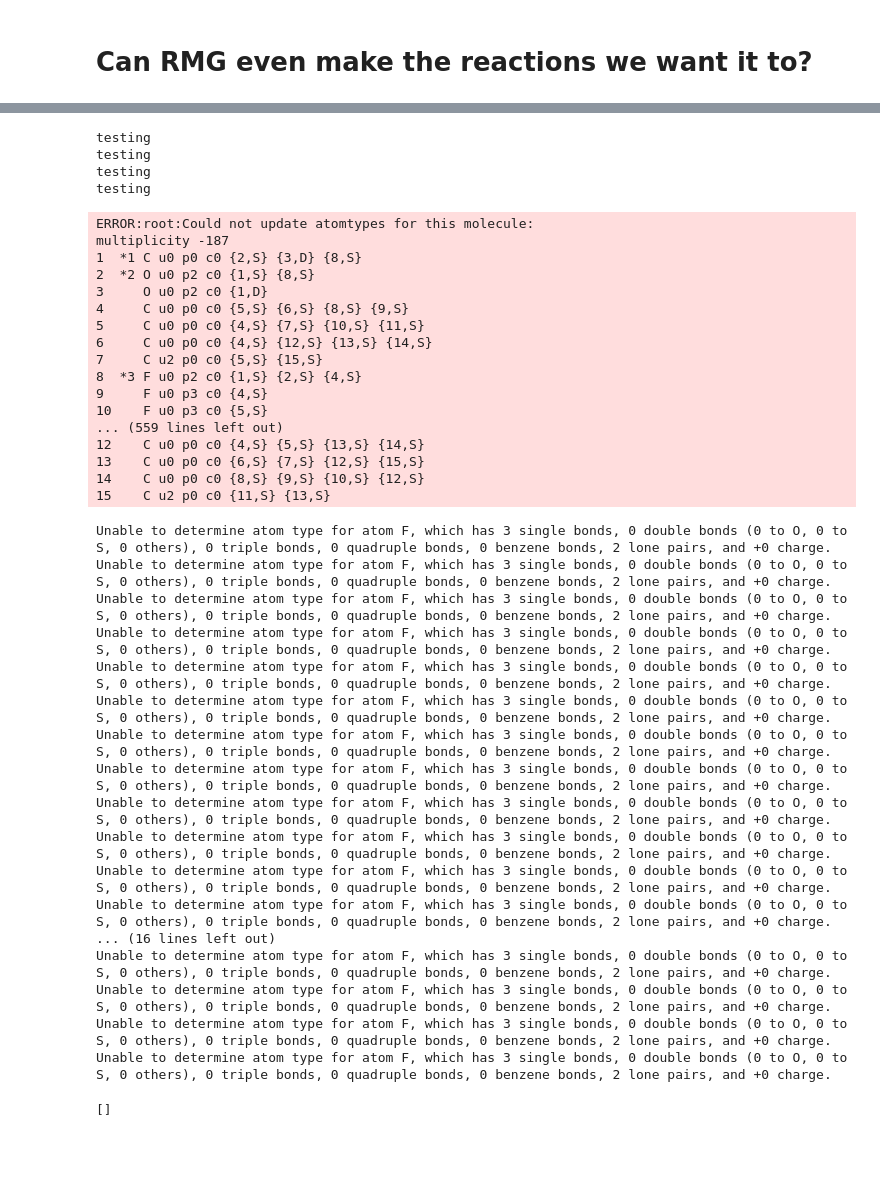
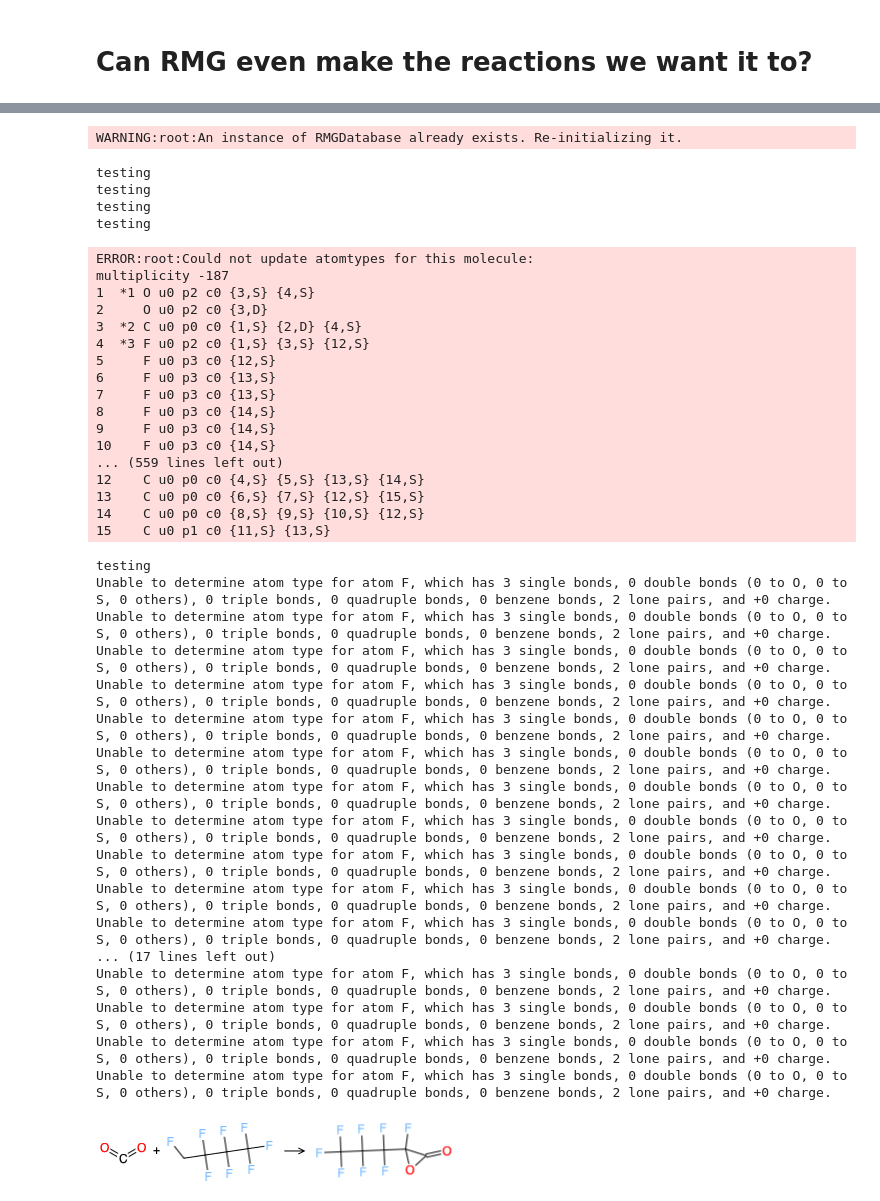
Before and after one commit to Nora-Khalil/PFAS, a Jupyter notebook: AIChE_2024/Carolines_paper/models/PFPA/hyperparameters/lower_tolerance/analyze_mech.ipynb, the cells around one changed output, grey strips where cells are left out. Drawn from its saved outputs; the diff is of its cells as text; code cells hidden in the pictures; blank space fills up the shorter version.

Commit message:
confirmed that important CO and CO2 elimination reactions from lactone can actually be created with kinetics from retrained 1+2_Cycloaddition family, specifically with PFPA model.

```diff
--- a/AIChE_2024/Carolines_paper/models/PFPA/hyperparameters/lower_tolerance/analyze_mech.ipynb
+++ b/AIChE_2024/Carolines_paper/models/PFPA/hyperparameters/lower_tolerance/analyze_mech.ipynb
@@ -128,7 +165,7 @@ thermo_libs = [
 'SulfurHaynes'
 ]
 
-kin_families = ['1+2_Cycloaddition']
+kin_families = ['1+2_Cycloaddition', 'R_Recombination']
 
 
 database = RMGDatabase()
@@ -144,30 +181,32 @@ database.load(
             depository = False, # Don't bother loading the depository information, as we don't use it
         )
 # %% [output]
-testing
-testing
-testing
-testing
+WARNING:root:An instance of RMGDatabase already exists. Re-initializing it.
+testing
+testing
+testing
+testing
 # %%
-generated_reactions = database.kinetics.families['1+2_Cycloaddition'].generate_reactions(reactants = [C3F7CF_mol, CO2_mol], products = [C3F7_c_FCOC_O_mol])
+generated_reactions = database.kinetics.generate_reactions_from_families(reactants = [C3F7CF_mol, CO2_mol], products = [C3F7_c_FCOC_O_mol], only_families='1+2_Cycloaddition')
 # %% [output]
 ERROR:root:Could not update atomtypes for this molecule:
 multiplicity -187
-1  *1 C u0 p0 c0 {2,S} {3,D} {8,S}
-2  *2 O u0 p2 c0 {1,S} {8,S}
-3     O u0 p2 c0 {1,D}
-4     C u0 p0 c0 {5,S} {6,S} {8,S} {9,S}
-5     C u0 p0 c0 {4,S} {7,S} {10,S} {11,S}
-6     C u0 p0 c0 {4,S} {12,S} {13,S} {14,S}
-7     C u2 p0 c0 {5,S} {15,S}
-8  *3 F u0 p2 c0 {1,S} {2,S} {4,S}
-9     F u0 p3 c0 {4,S}
-10    F u0 p3 c0 {5,S}
+1  *1 O u0 p2 c0 {3,S} {4,S}
+2     O u0 p2 c0 {3,D}
+3  *2 C u0 p0 c0 {1,S} {2,D} {4,S}
+4  *3 F u0 p2 c0 {1,S} {3,S} {12,S}
+5     F u0 p3 c0 {12,S}
+6     F u0 p3 c0 {13,S}
+7     F u0 p3 c0 {13,S}
+8     F u0 p3 c0 {14,S}
+9     F u0 p3 c0 {14,S}
+10    F u0 p3 c0 {14,S}
 ... (559 lines left out)
 12    C u0 p0 c0 {4,S} {5,S} {13,S} {14,S}
 13    C u0 p0 c0 {6,S} {7,S} {12,S} {15,S}
 14    C u0 p0 c0 {8,S} {9,S} {10,S} {12,S}
-15    C u2 p0 c0 {11,S} {13,S}
+15    C u0 p1 c0 {11,S} {13,S}
+testing
 Unable to determine atom type for atom F, which has 3 single bonds, 0 double bonds (0 to O, 0 to S, 0 others), 0 triple bonds, 0 quadruple bonds, 0 benzene bonds, 2 lone pairs, and +0 charge.
 Unable to determine atom type for atom F, which has 3 single bonds, 0 double bonds (0 to O, 0 to S, 0 others), 0 triple bonds, 0 quadruple bonds, 0 benzene bonds, 2 lone pairs, and +0 charge.
 Unable to determine atom type for atom F, which has 3 single bonds, 0 double bonds (0 to O, 0 to S, 0 others), 0 triple bonds, 0 quadruple bonds, 0 benzene bonds, 2 lone pairs, and +0 charge.
@@ -179,13 +218,13 @@ Unable to determine atom type for atom F, which has 3 single bonds, 0 double bon
 Unable to determine atom type for atom F, which has 3 single bonds, 0 double bonds (0 to O, 0 to S, 0 others), 0 triple bonds, 0 quadruple bonds, 0 benzene bonds, 2 lone pairs, and +0 charge.
 Unable to determine atom type for atom F, which has 3 single bonds, 0 double bonds (0 to O, 0 to S, 0 others), 0 triple bonds, 0 quadruple bonds, 0 benzene bonds, 2 lone pairs, and +0 charge.
 Unable to determine atom type for atom F, which has 3 single bonds, 0 double bonds (0 to O, 0 to S, 0 others), 0 triple bonds, 0 quadruple bonds, 0 benzene bonds, 2 lone pairs, and +0 charge.
-Unable to determine atom type for atom F, which has 3 single bonds, 0 double bonds (0 to O, 0 to S, 0 others), 0 triple bonds, 0 quadruple bonds, 0 benzene bonds, 2 lone pairs, and +0 charge.
-... (16 lines left out)
+... (17 lines left out)
 Unable to determine atom type for atom F, which has 3 single bonds, 0 double bonds (0 to O, 0 to S, 0 others), 0 triple bonds, 0 quadruple bonds, 0 benzene bonds, 2 lone pairs, and +0 charge.
 Unable to determine atom type for atom F, which has 3 single bonds, 0 double bonds (0 to O, 0 to S, 0 others), 0 triple bonds, 0 quadruple bonds, 0 benzene bonds, 2 lone pairs, and +0 charge.
 Unable to determine atom type for atom F, which has 3 single bonds, 0 double bonds (0 to O, 0 to S, 0 others), 0 triple bonds, 0 quadruple bonds, 0 benzene bonds, 2 lone pairs, and +0 charge.
 Unable to determine atom type for atom F, which has 3 single bonds, 0 double bonds (0 to O, 0 to S, 0 others), 0 triple bonds, 0 quadruple bonds, 0 benzene bonds, 2 lone pairs, and +0 charge.
 # %%
-generated_reactions
+for rxn in generated_reactions:
+    display(rxn)
 # %% [output]
-[]
+[figure, added]
```
Also changed, not shown: parts of 7 cells of this notebook.
